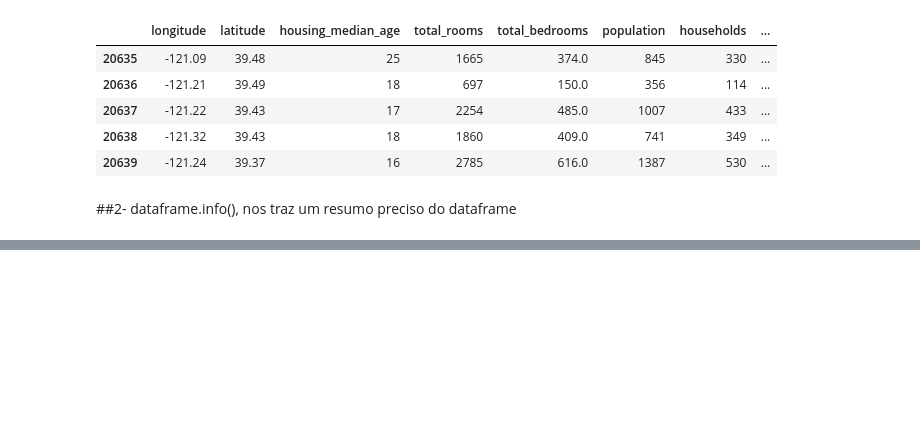
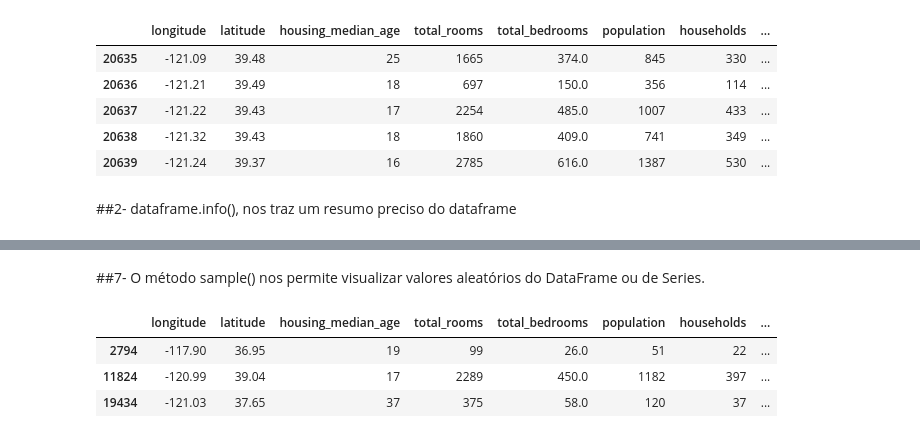
Before and after one commit to KARINAgoncalvesSOARES/Pandas, a Jupyter notebook: 20_funções_do_pandas_ipynbUntitled0.ipynb, the cells around one changed output, grey strips where cells are left out. Drawn from its saved outputs; the diff is of its cells as text; code cells hidden in the pictures; blank space fills up the shorter version.

```diff
--- a/20_funções_do_pandas_ipynbUntitled0.ipynb
+++ b/20_funções_do_pandas_ipynbUntitled0.ipynb
@@ -35,0 +118,9 @@ arquivo.tail()
+# %% [markdown]
+##7- O método sample() nos permite visualizar valores aleatórios do DataFrame ou de Series.
+# %%
+arquivo.sample(n=3)
+# %% [output]
+|  | longitude | latitude | housing_median_age | total_rooms | total_bedrooms | population | households | ... |
+| 2794 | -117.90 | 36.95 | 19 | 99 | 26.0 | 51 | 22 | ... |
+| 11824 | -120.99 | 39.04 | 17 | 2289 | 450.0 | 1182 | 397 | ... |
+| 19434 | -121.03 | 37.65 | 37 | 375 | 58.0 | 120 | 37 | ... |
```
Also changed, not shown: parts of 18 cells of this notebook.
